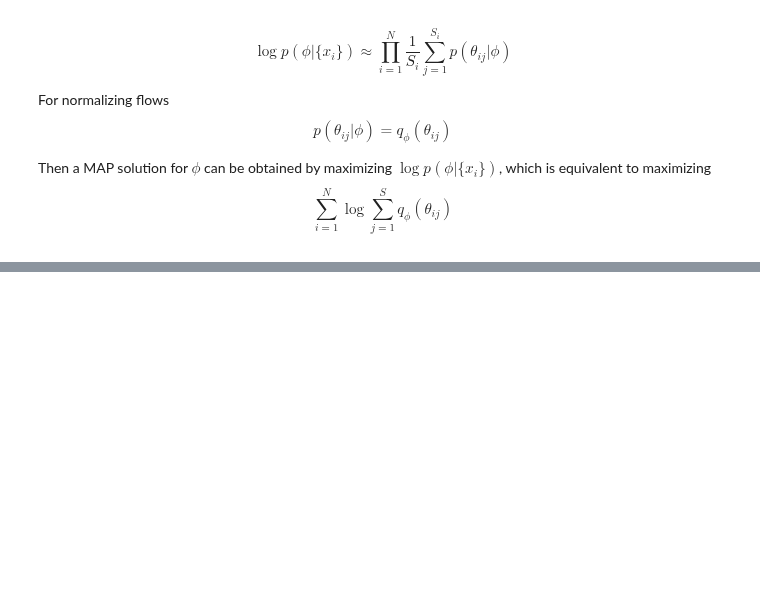
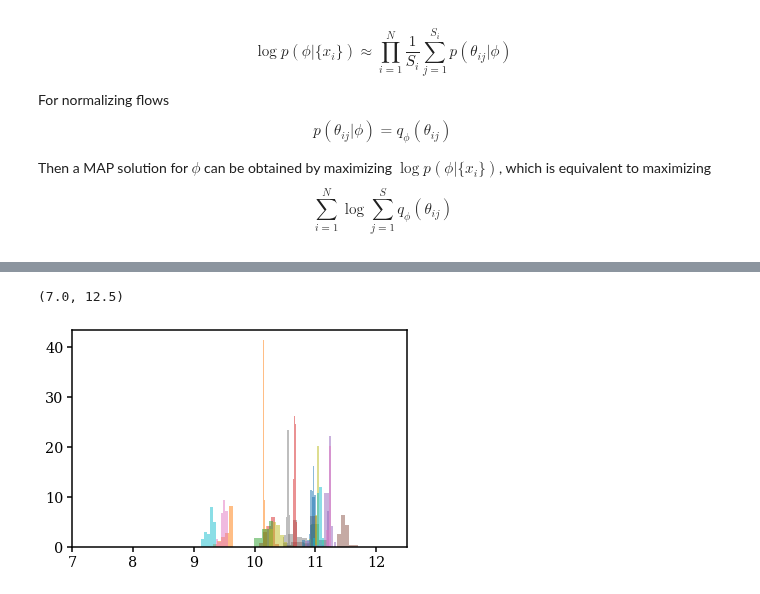
Before and after one commit to changhoonhahn/provabgs, a Jupyter notebook: svda/nb/smf.ipynb, the cells around one changed output, grey strips where cells are left out. Saved outputs shown, nothing was run; the diff lists cells and outputs as text; code cells hidden in the pictures; blank space fills up the shorter version.

```diff
--- a/svda/nb/smf.ipynb
+++ b/svda/nb/smf.ipynb
@@ -294,0 +90,7 @@ sub.set_ylim(1e-7, None)
+# %%
+for i in np.random.choice(np.arange(logM_posteriors.shape[0]), size=20, replace=False):
+    plt.hist(logM_posteriors[i,:], bins=5, alpha=0.5, density=True)
+plt.xlim(7., 12.5)
+# %% [output]
+(7.0, 12.5)
+[figure, added]
```
Also changed, not shown: parts of 44 cells of this notebook.
